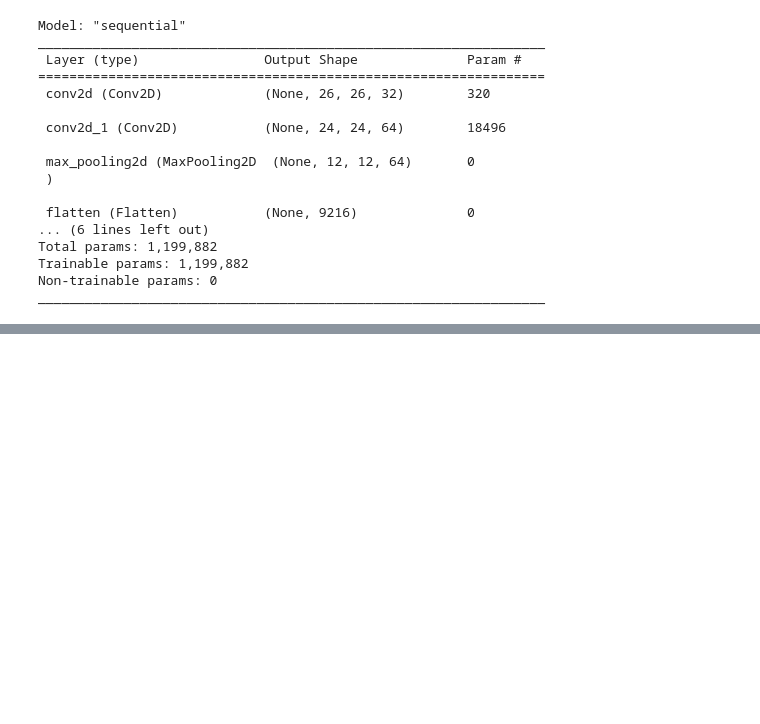
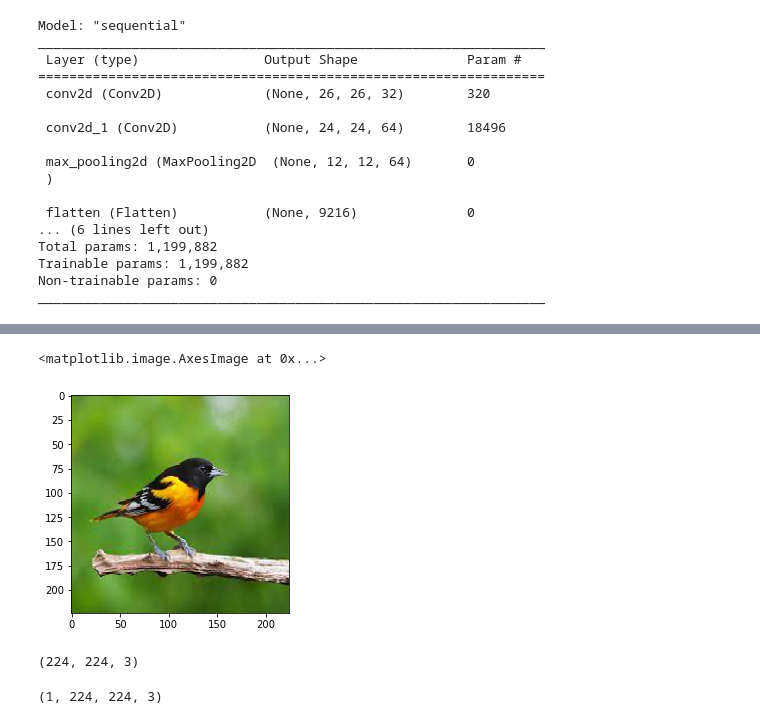
Before and after one commit to OHoRaaa/Deep_Learning, a Jupyter notebook: CNN/Practice_CNN.ipynb, the cells around one changed output, grey strips where cells are left out. Cells and saved outputs as stored; diff of their text form; code cells hidden in the pictures; blank space fills up the shorter version.

```diff
--- a/CNN/Practice_CNN.ipynb
+++ b/CNN/Practice_CNN.ipynb
@@ -63,0 +272,18 @@ _________________________________________________________________
+# %%
+file_name = 'D:\Deep Learning\Data\\bird.jpg'
+
+org = load_img(file_name, target_size = (224, 224))
+img = img_to_array(org)
+plt.imshow(np.uint8(img))
+# %% [output]
+<matplotlib.image.AxesImage at 0x...>
+[figure, added]
+# %%
+img.shape
+# %% [output]
+(224, 224, 3)
+# %%
+x = np.expand_dims(img, axis = 0)
+x.shape
+# %% [output]
+(1, 224, 224, 3)
```
Also changed, not shown: parts of 41 cells of this notebook.
